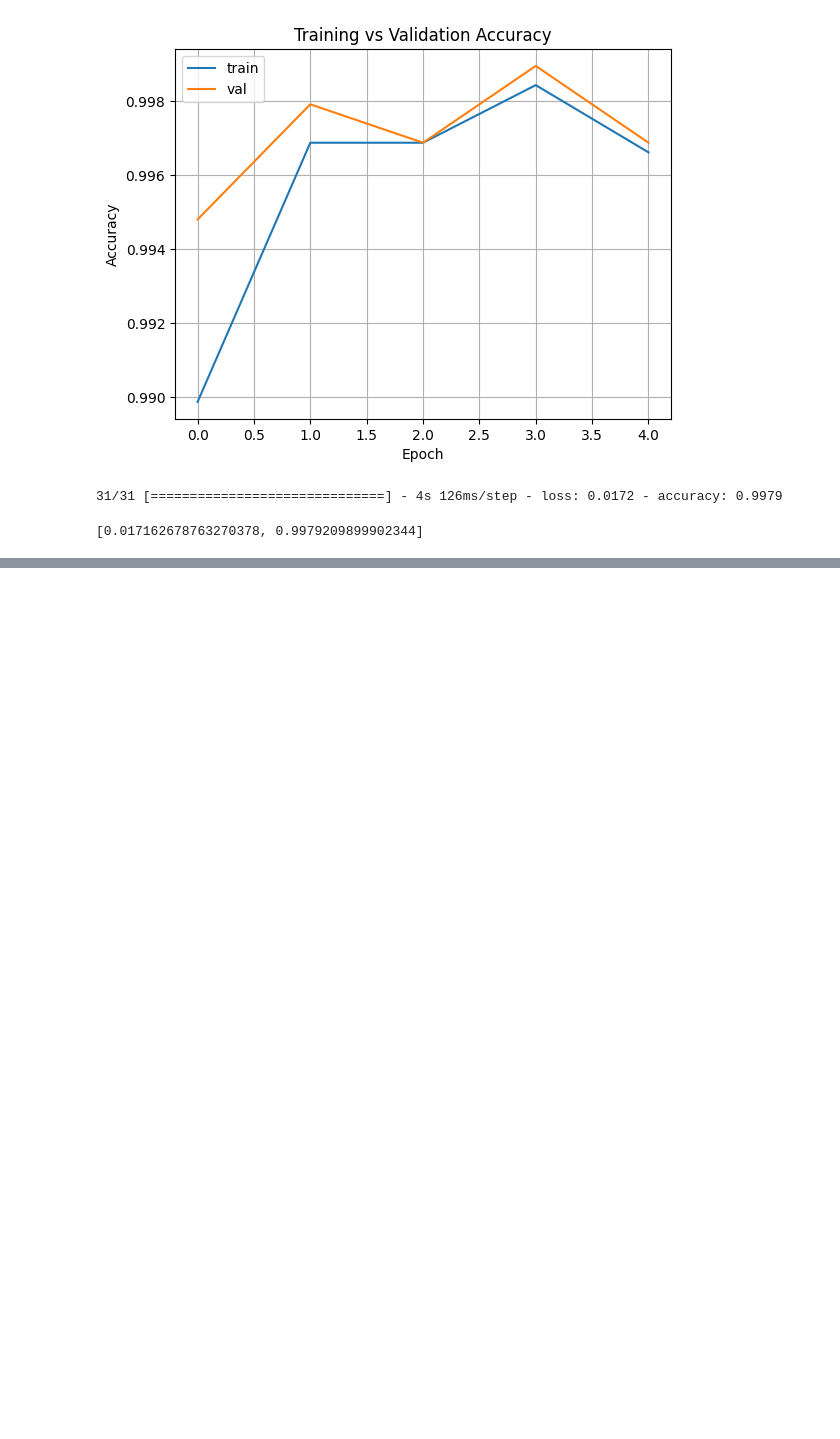
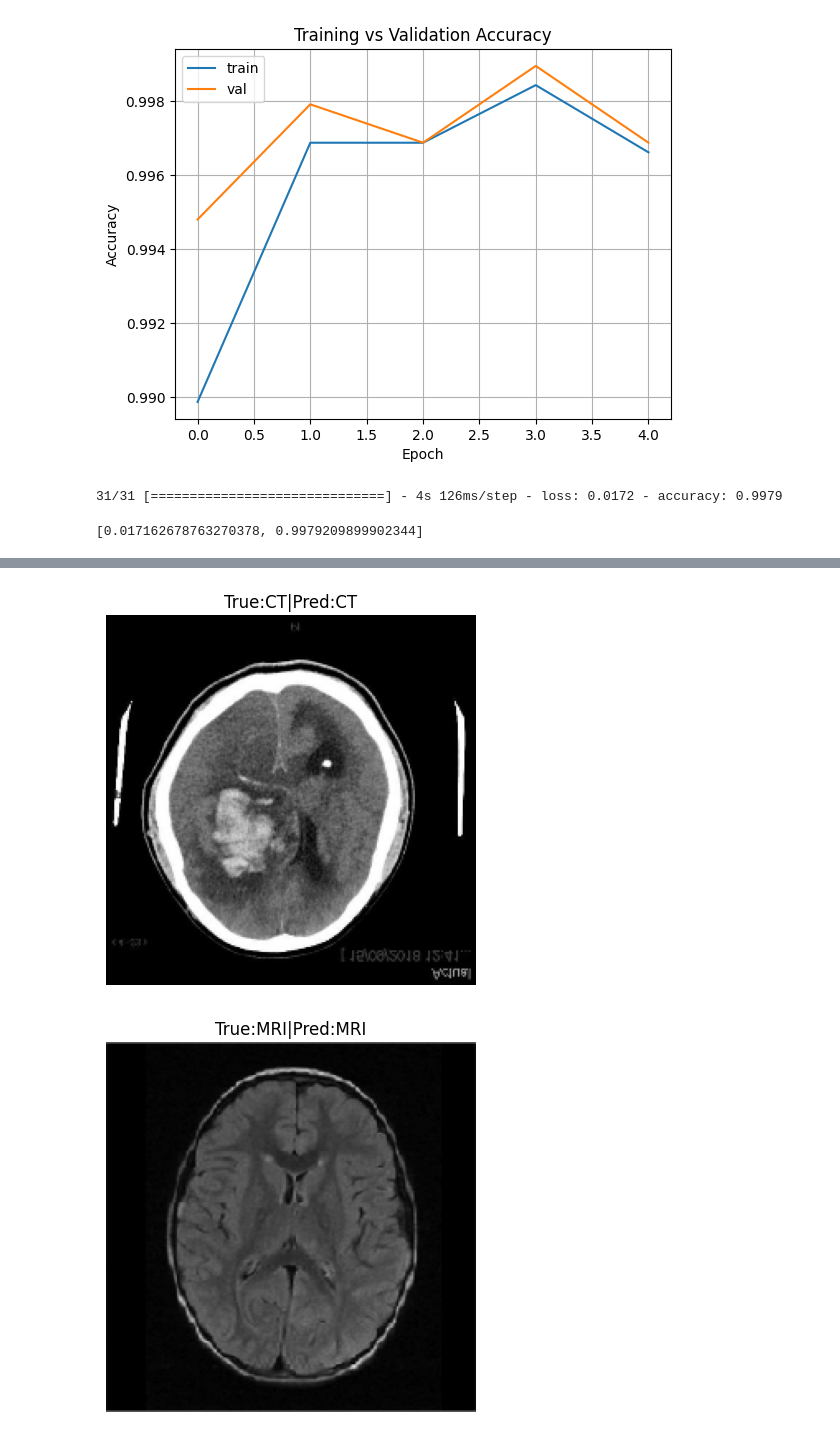
Before and after one commit to alexandrugaitoane/neurorex, a Jupyter notebook: notebooks/01_modality_classifier_exploration.ipynb, the cells around one changed output, grey strips where cells are left out. Cells and saved outputs as stored; diff of their text form; code cells hidden in the pictures; blank space fills up the shorter version.

Commit message:
Vizualize predictions

```diff
--- a/notebooks/01_modality_classifier_exploration.ipynb
+++ b/notebooks/01_modality_classifier_exploration.ipynb
@@ -94,3 +94,14 @@ model.evaluate(test_ds)
 # %% [output]
 31/31 [==============================] - 4s 126ms/step - loss: 0.0172 - accuracy: 0.9979
 [0.017162678763270378, 0.9979209899902344]
+# %%
+for images, labels in test_ds.take(1):
+    preds = model.predict(images)
+    preds = tf.argmax(preds, axis=1)
+
+    for i in range(5):
+        plt.imshow(images[i])
+        plt.title(f"True:{'MRI' if labels[i] else 'CT'}|Pred:{'MRI' if preds[i] else 'CT'}")
+        plt.axis('off')
+        plt.show()
+# %% [output]
@@ -96,0 +109,2 @@ model.evaluate(test_ds)
+[figure, added]
+[figure, added]
```
Also changed, not shown: parts of 1 cell of this notebook.
